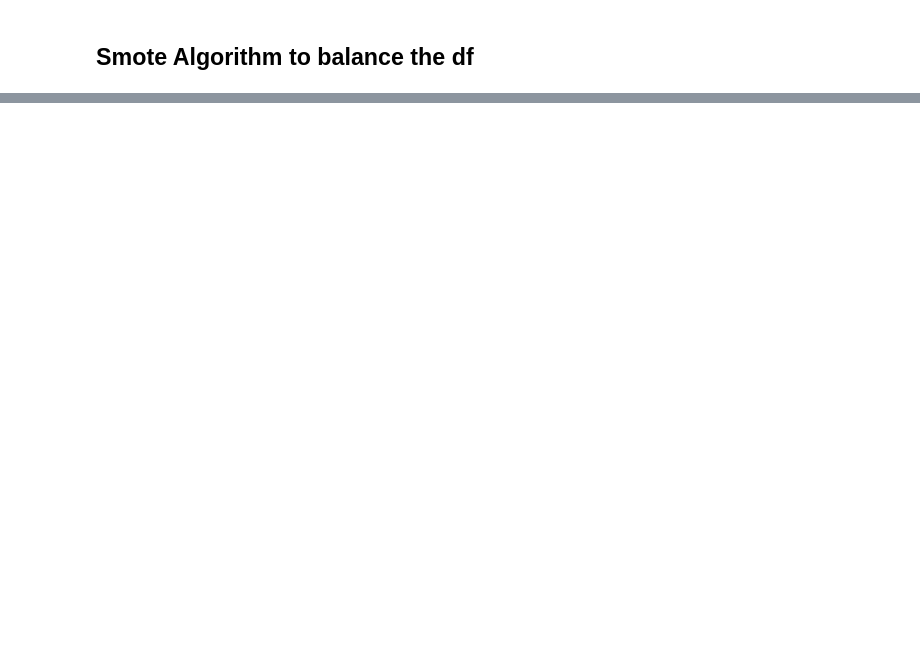
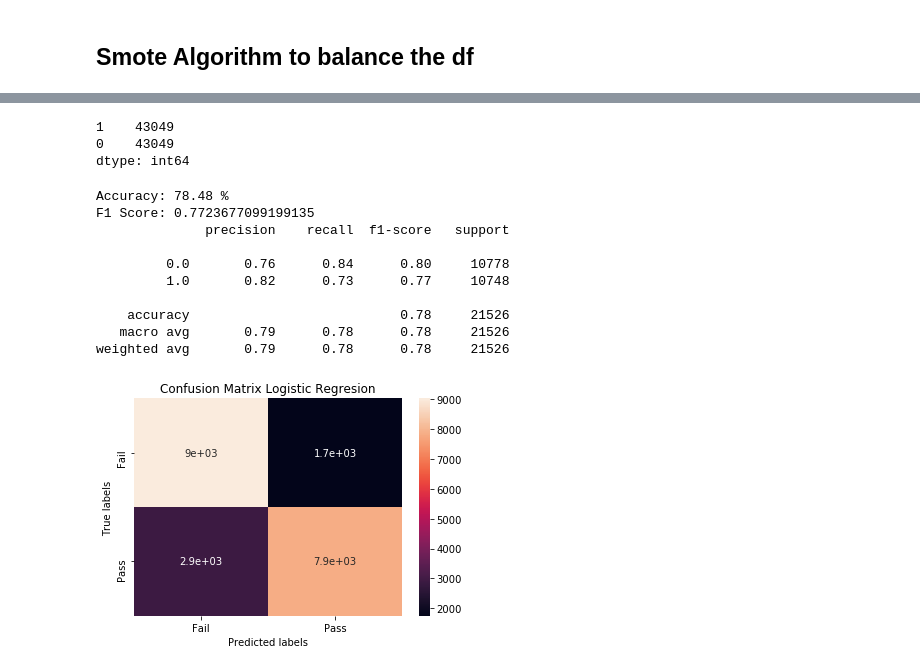
Before and after one commit to Cristinamulas/predicting-behavior-of-new-costumers-based-on-cookies-data, a Jupyter notebook: First Notebook.ipynb, the cells around one changed output, grey strips where cells are left out. Cells and saved outputs as stored; diff of their text form; code cells hidden in the pictures; blank space fills up the shorter version.

Commit message:
adding smote

```diff
--- a/First Notebook.ipynb
+++ b/First Notebook.ipynb
@@ -476,0 +495,3 @@ higert % of user that didnt buy the products.
+# %%
+X_train, X_test, y_train, y_test = train_test_split( x , y, test_size=0.2, random_state=1)
+# X_train, X_val, y_train, y_val = train_test_split(X_train, y_train, test_size=0.25, random_state=1)
@@ -478,0 +504,29 @@ higert % of user that didnt buy the products.
+# %%
+X_train_resampled, y_train_resampled = SMOTE().fit_sample(X_train, y_train)
+print(pd.Series(y_train_resampled).value_counts())
+# %% [output]
+1    43049
+0    43049
+dtype: int64
+# %%
+logreg1 = LogisticRegression(class_weight='balanced')
+model_log = logreg1.fit(X_train, y_train)
+y_pred_c1 = logreg1.predict(X_test)
+# %%
+def metrix_classifier(x , y):
+    """ calculated the accuracy and print out accuracy and classification report"""
+    accuracy = round(metrics.accuracy_score(x, y) * 100 ,2)
+    print(f"Accuracy: {accuracy} %")
+#     f1_score = round(metrics.f1_score(x , y) * 100 , 2)
+    print("F1 Score: {}".format(f1_score(x, y)))
+    print(classification_report(x,  y)) # maybe remove this
+# %%
+
+def confusion_m(x,y,classifier):
+    """ it plots a confusion matrix """
+    cm = confusion_matrix(x, y)
+    ax= plt.subplot()
+    sns.heatmap(cm, annot=True, ax = ax)
+    ax.set_xlabel('Predicted labels');ax.set_ylabel('True labels')
+    ax.set_title('Confusion Matrix ' + classifier)
+    ax.xaxis.set_ticklabels(['Fail', 'Pass']); ax.yaxis.set_ticklabels(['Fail', 'Pass'])
@@ -478,0 +535,16 @@ higert % of user that didnt buy the products.
+# %%
+
+metrix_classifier(y_test, y_pred_c1)
+confusion_m(y_test,y_pred_c1, 'Logistic Regresion')
+# %% [output]
+Accuracy: 78.48 %
+F1 Score: 0.7723677099199135
+              precision    recall  f1-score   support
+
+         0.0       0.76      0.84      0.80     10778
+         1.0       0.82      0.73      0.77     10748
+
+    accuracy                           0.78     21526
+   macro avg       0.79      0.78      0.78     21526
+weighted avg       0.79      0.78      0.78     21526
+[figure, added]
```
Also changed, not shown: parts of 19 cells of this notebook.
